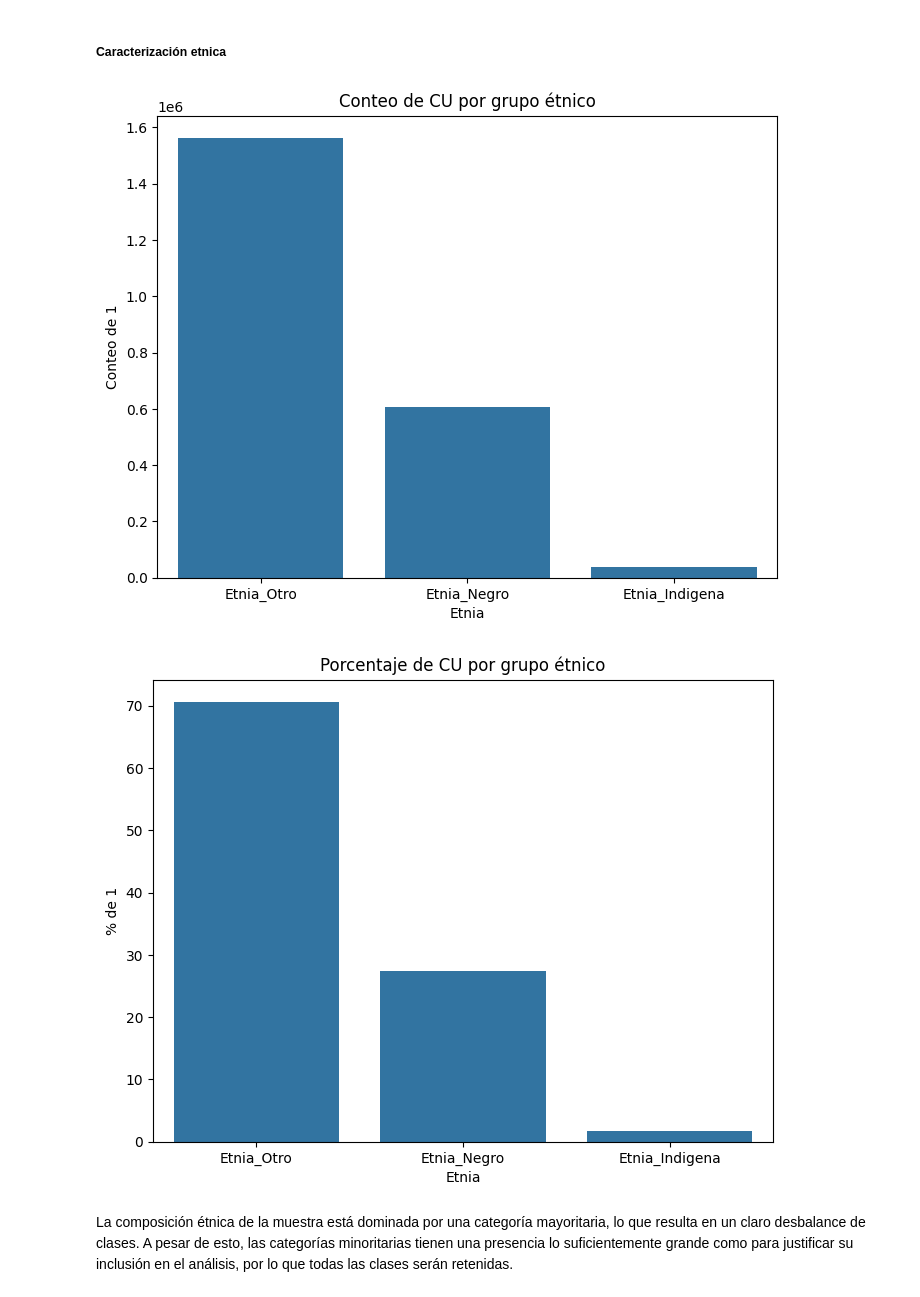
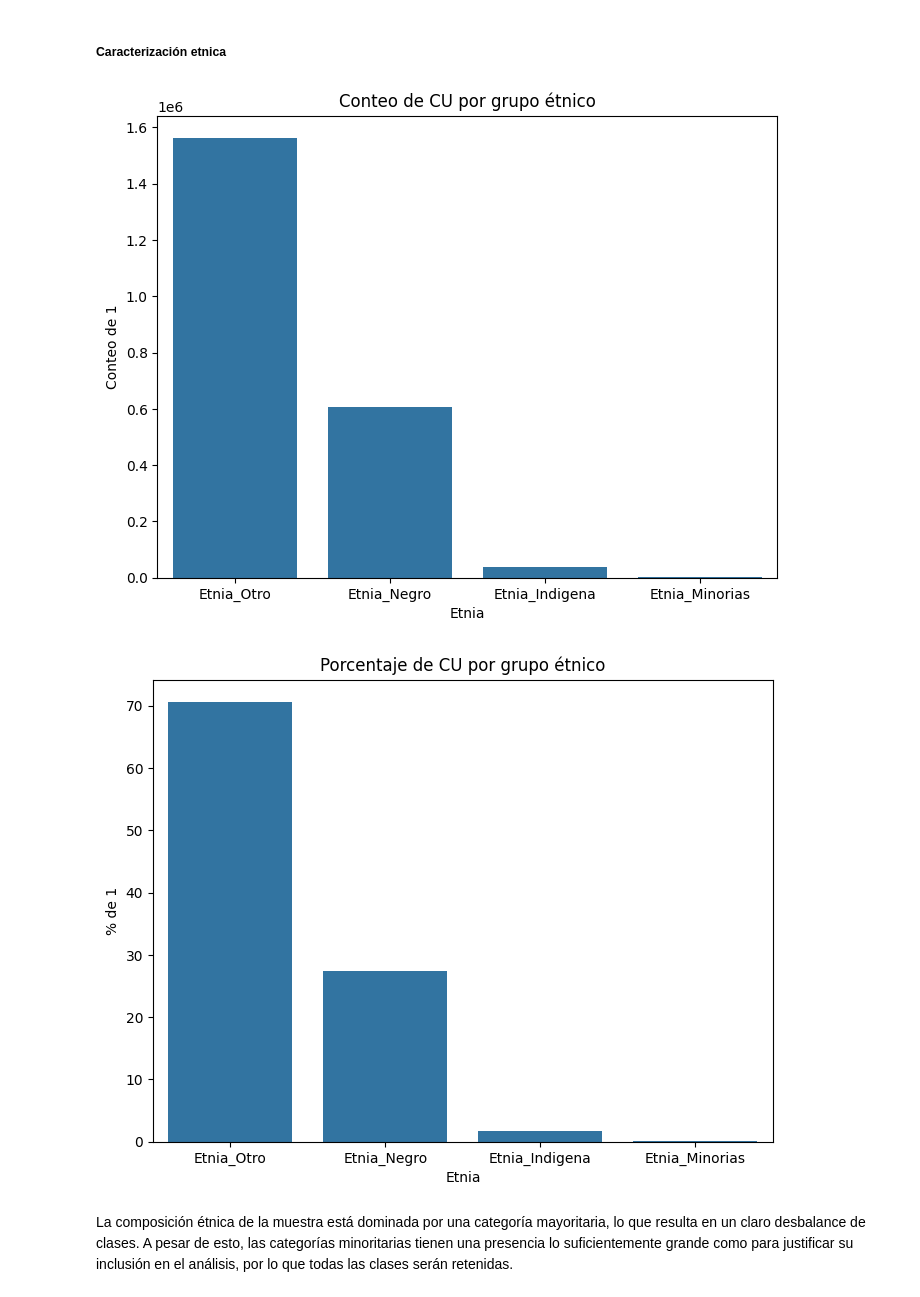
Before and after one commit to elkofix/cardiac-risk-db, a Jupyter notebook: explorative_data_analysis.ipynb, the cells around one changed output. Saved outputs shown, nothing was run; the diff lists cells and outputs as text; code cells hidden in the pictures.

```diff
--- a/explorative_data_analysis.ipynb
+++ b/explorative_data_analysis.ipynb
@@ -514,33 +514,33 @@ def plot_binary_bar(df, columna, nombre_1='Sí', nombre_0='No', titulo=''):
 # %%
 import pandas as pd
 import matplotlib.pyplot as plt
 import seaborn as sns
 
-cols_etnia = ["Etnia_Otro", "Etnia_Negro", "Etnia_Indigena"]
+cols_etnia = ["Etnia_Otro","Etnia_Negro", "Etnia_Indigena", "Etnia_Minorias"]
 
 data = []
 for col in cols_etnia:
     conteo = df[col].sum()
     total = len(df[col])
     porcentaje = conteo / total * 100
     data.append({"Etnia": col, "Conteo": conteo, "Porcentaje": porcentaje})
 
 df_plot = pd.DataFrame(data)
 
 plt.figure(figsize=(8,6))
 sns.barplot(x="Etnia", y="Conteo", data=df_plot)
 plt.title("Conteo de CU por grupo étnico")
 plt.ylabel("Conteo de 1")
 plt.show()
 
 plt.figure(figsize=(8,6))
 sns.barplot(x="Etnia", y="Porcentaje", data=df_plot)
 plt.title("Porcentaje de CU por grupo étnico")
 plt.ylabel("% de 1")
 plt.show()
 # %% [output]
-[figure, old version]
+[figure, new version]
-[figure, old version]
+[figure, new version]
 # %% [markdown]
 La composición étnica de la muestra está dominada por una categoría mayoritaria, lo que resulta en un claro desbalance de clases. A pesar de esto, las categorías minoritarias tienen una presencia lo suficientemente grande como para justificar su inclusión en el análisis, por lo que todas las clases serán retenidas.
 # %% [markdown]
```
Also changed, not shown: parts of 44 cells of this notebook.
